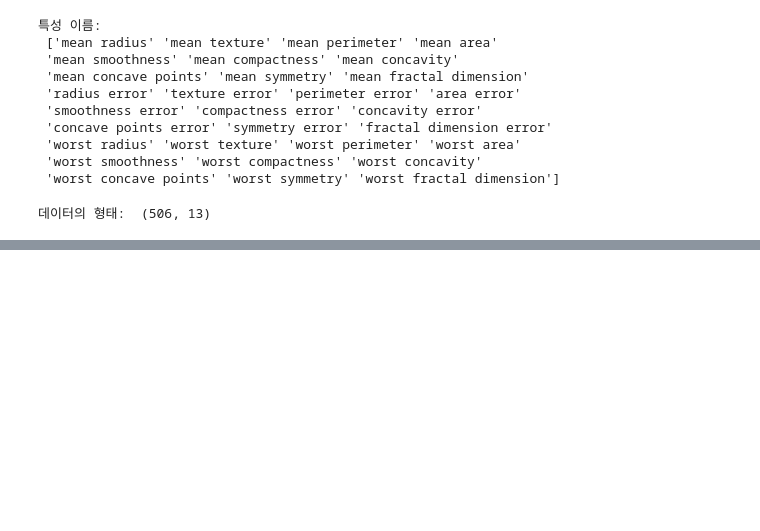
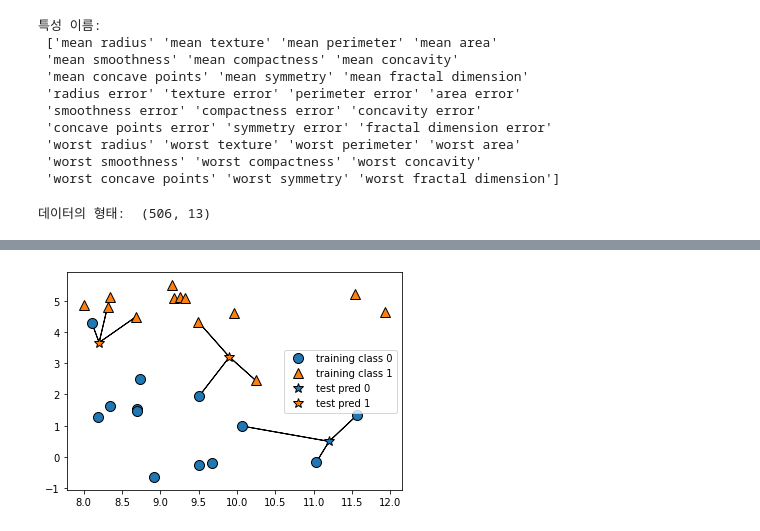
Before and after one commit to jackwychoi/MachineLeaning_with_Python, a Jupyter notebook: 02. Supervised_Learning.ipynb, the cells around one changed output, grey strips where cells are left out. Drawn from its saved outputs; the diff is of its cells as text; code cells hidden in the pictures; blank space fills up the shorter version.

```diff
--- a/02. Supervised_Learning.ipynb
+++ b/02. Supervised_Learning.ipynb
@@ -104,0 +116,4 @@ X, y
+# %%
+mglearn.plots.plot_knn_classification(n_neighbors=3)
+# %% [output]
+[figure, added]
```
Also changed, not shown: parts of 5 cells of this notebook.
